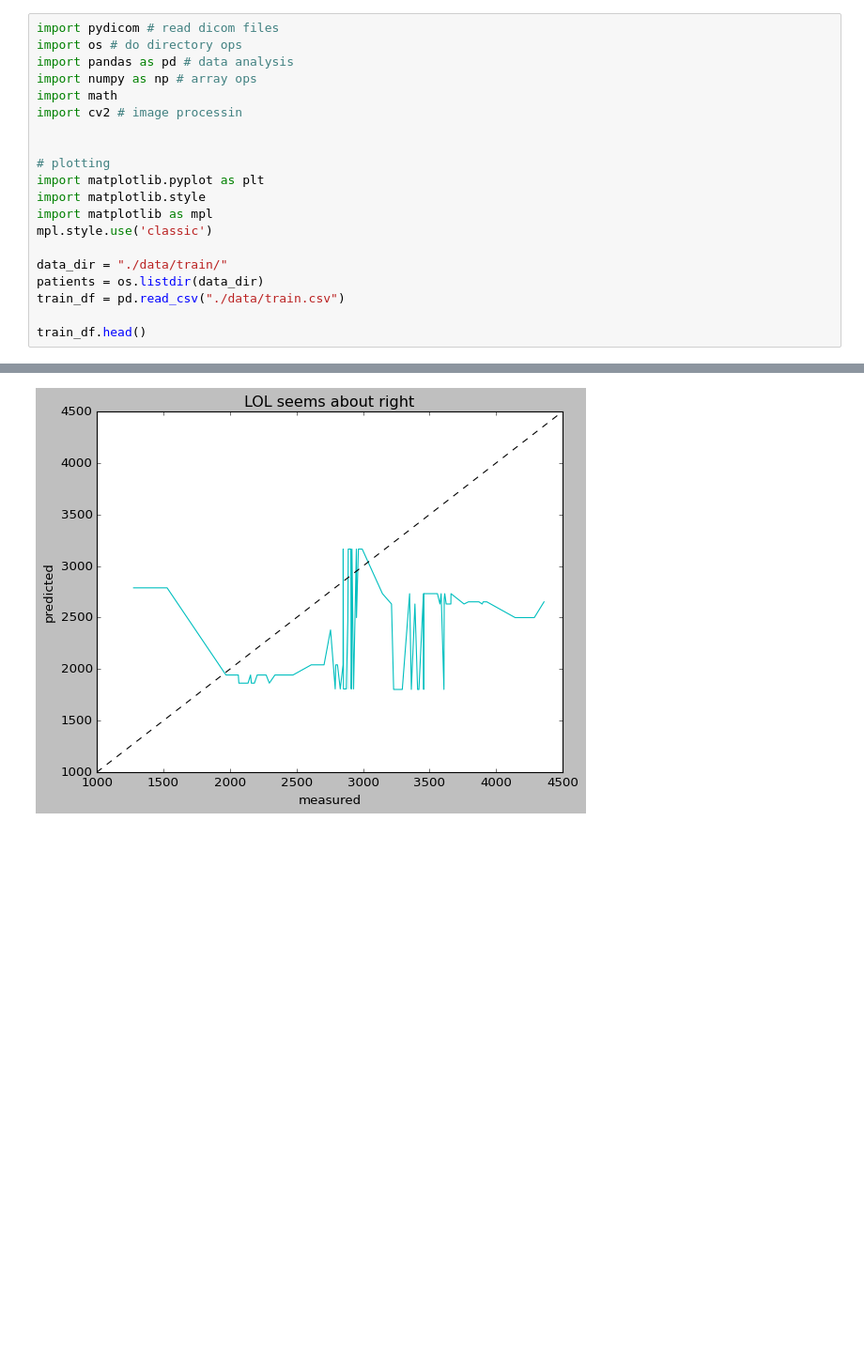
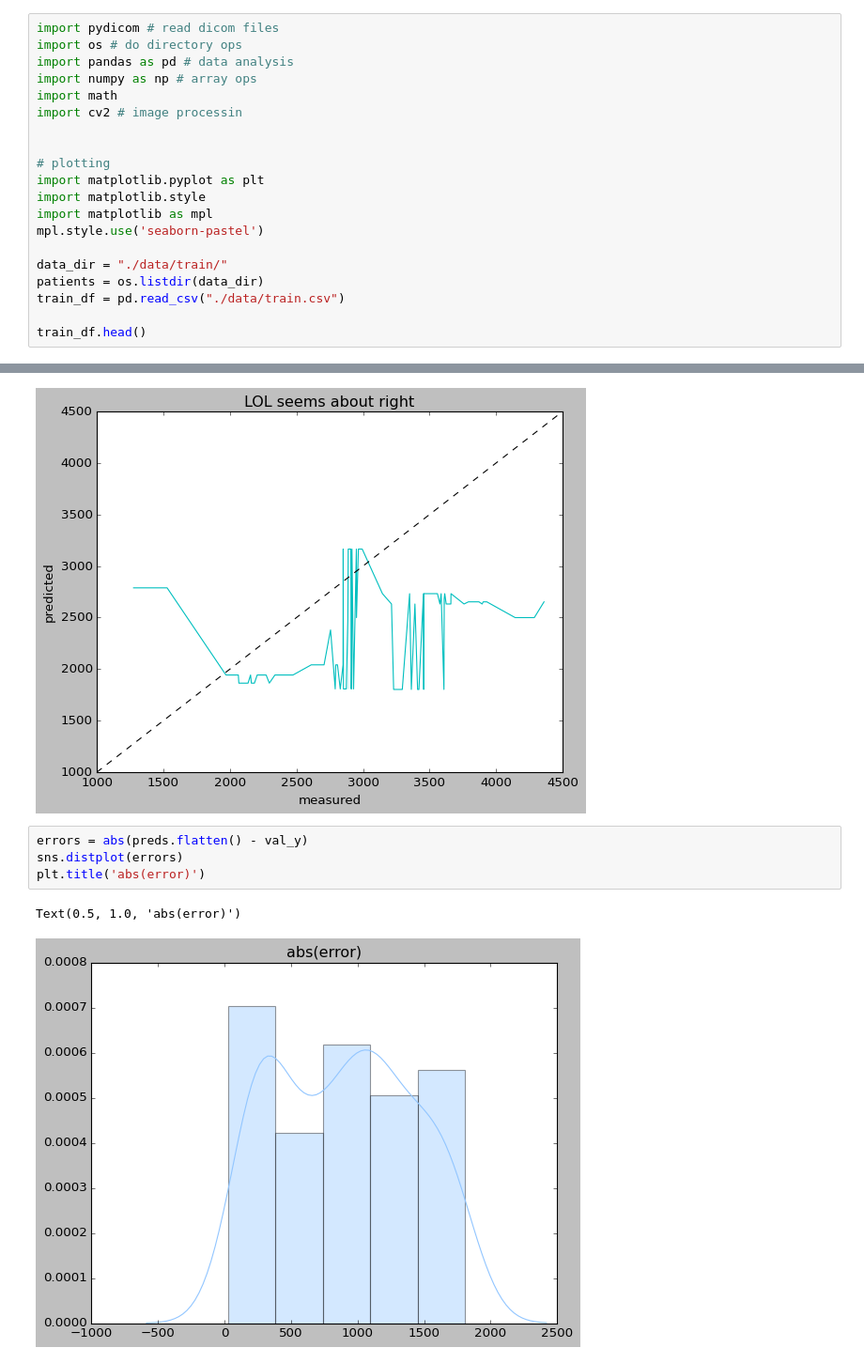
Before and after one commit to vdegenova/osic_kaggle, a Jupyter notebook: Data Ingestion.ipynb, the cells around one changed output, grey strips where cells are left out. Shown at 94% size. Saved outputs shown, nothing was run; the diff lists cells and outputs as text; blank space fills up the shorter version.

```diff
--- a/Data Ingestion.ipynb
+++ b/Data Ingestion.ipynb
@@ -11,7 +11,7 @@ import cv2 # image processin
 import matplotlib.pyplot as plt
 import matplotlib.style
 import matplotlib as mpl
-mpl.style.use('classic')
+mpl.style.use('seaborn-pastel')
 
 data_dir = "./data/train/"
 patients = os.listdir(data_dir)
@@ -298,3 +298,10 @@ plt.title('LOL seems about right')
 # %% [output]
 Text(0.5, 1.0, 'LOL seems about right')
 [figure]
+# %%
+errors = abs(preds.flatten() - val_y)
+sns.distplot(errors)
+plt.title('abs(error)')
+# %% [output]
+Text(0.5, 1.0, 'abs(error)')
+[figure, added]
```
